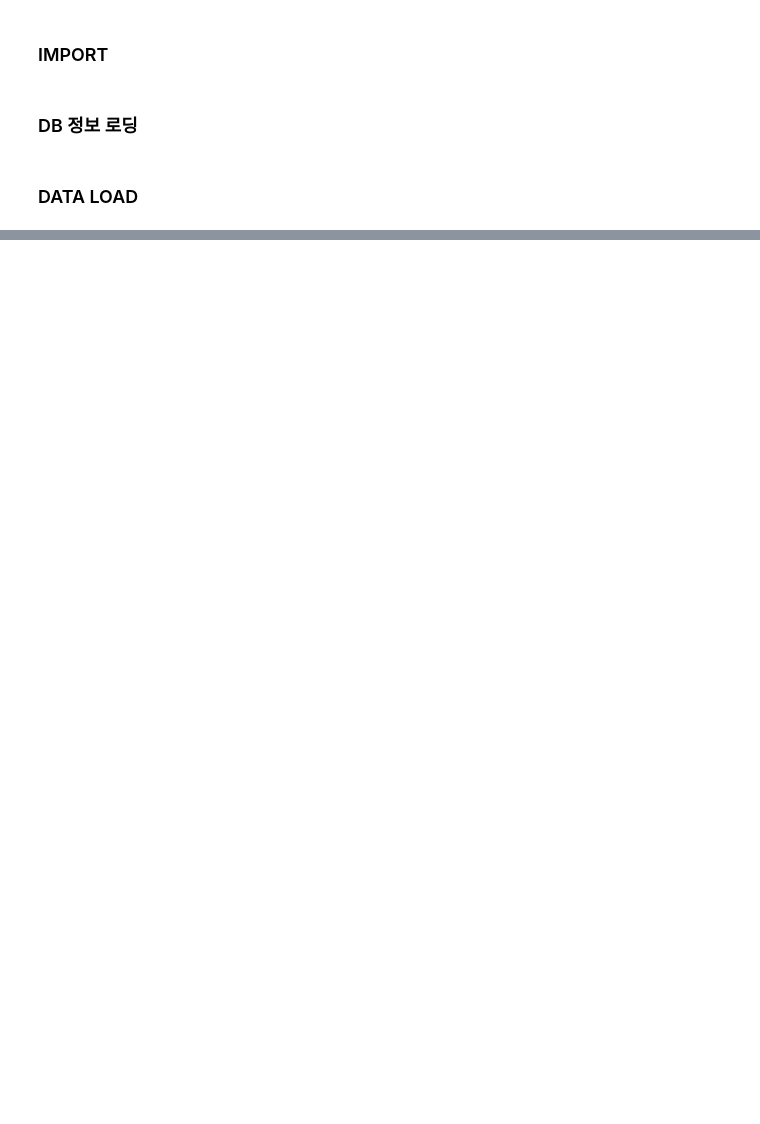
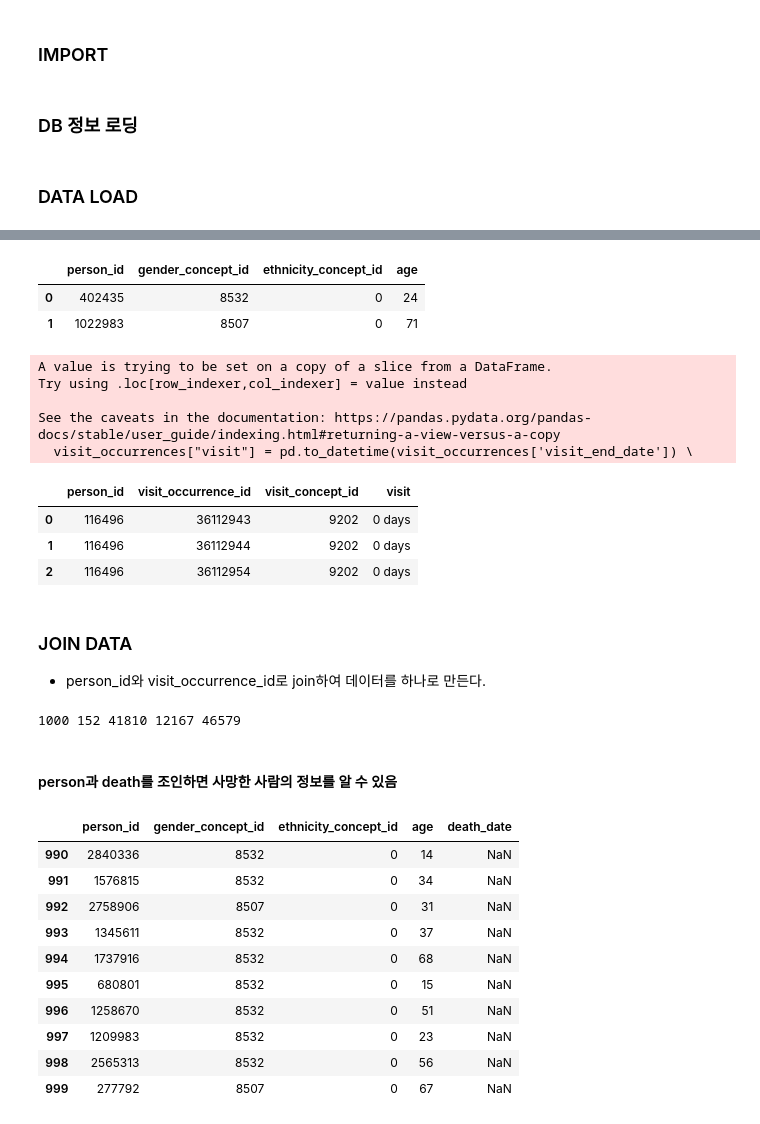
Before and after one commit to yoon-kyung/synthea, a Jupyter notebook: analysis.ipynb, the cells around one changed output, grey strips where cells are left out. Cells and saved outputs as stored; diff of their text form; code cells hidden in the pictures; blank space fills up the shorter version.

Commit message:
[DOCS] JOIN DATA - 데이터 조인

```diff
--- a/analysis.ipynb
+++ b/analysis.ipynb
@@ -34,0 +40,3 @@ drug_exposure_data = select_all(table_name="drug_exposure") # 의약품 처방
+# %%
+persons = person_data[["person_id", "gender_concept_id", "ethnicity_concept_id", "year_of_birth"]]
+persons.head(2)
@@ -34,0 +47,3 @@ drug_exposure_data = select_all(table_name="drug_exposure") # 의약품 처방
+# %%
+death = death_data[["person_id", "death_date"]]
+death.head(2)
@@ -34,0 +79,7 @@ drug_exposure_data = select_all(table_name="drug_exposure") # 의약품 처방
+# %%
+today = date.today().strftime("%Y")
+persons["age"] = int(today) - persons["year_of_birth"] + 1 # 한국은 만나이가 아니므로 1을 더해줌
+
+# year_of_birth 컬럼 제거
+if "year_of_birth" in list(persons.columns):
+    persons = persons.drop(["year_of_birth"], axis=1)
@@ -34,0 +92,51 @@ drug_exposure_data = select_all(table_name="drug_exposure") # 의약품 처방
+# %%
+persons.head(2)
+# %% [output]
+|  | person_id | gender_concept_id | ethnicity_concept_id | age |
+| 0 | 402435 | 8532 | 0 | 24 |
+| 1 | 1022983 | 8507 | 0 | 71 |
+# %%
+visit_occurrences["visit"] = pd.to_datetime(visit_occurrences['visit_end_date']) \
+                                - pd.to_datetime(visit_occurrences['visit_start_date'])
+
+# visit_end_date, visit_start_date 컬럼 제거
+for c in visit_occurrences.columns:
+    if c == "visit_end_date" or c == "visit_start_date":
+        visit_occurrences = visit_occurrences.drop([c], axis=1)
+# %% [output]
+A value is trying to be set on a copy of a slice from a DataFrame.
+Try using .loc[row_indexer,col_indexer] = value instead
+
+See the caveats in the documentation: https://pandas.pydata.org/pandas-docs/stable/user_guide/indexing.html#returning-a-view-versus-a-copy
+  visit_occurrences["visit"] = pd.to_datetime(visit_occurrences['visit_end_date']) \
+# %%
+visit_occurrences.head(3)
+# %% [output]
+|  | person_id | visit_occurrence_id | visit_concept_id | visit |
+| 0 | 116496 | 36112943 | 9202 | 0 days |
+| 1 | 116496 | 36112944 | 9202 | 0 days |
+| 2 | 116496 | 36112954 | 9202 | 0 days |
+# %% [markdown]
+### JOIN DATA
+- person_id와 visit_occurrence_id로 join하여 데이터를 하나로 만든다.
+# %%
+print(len(persons), len(death), len(visit_occurrence_data), len(condition_occurrence_data), len(drug_exposure_data))
+# %% [output]
+1000 152 41810 12167 46579
+# %% [markdown]
+#### person과 death를 조인하면 사망한 사람의 정보를 알 수 있음
+# %%
+new_data = pd.merge(persons, death, how='left', on='person_id')
+new_data.tail(10)
+# %% [output]
+|  | person_id | gender_concept_id | ethnicity_concept_id | age | death_date |
+| 990 | 2840336 | 8532 | 0 | 14 | NaN |
+| 991 | 1576815 | 8532 | 0 | 34 | NaN |
+| 992 | 2758906 | 8507 | 0 | 31 | NaN |
+| 993 | 1345611 | 8532 | 0 | 37 | NaN |
+| 994 | 1737916 | 8532 | 0 | 68 | NaN |
+| 995 | 680801 | 8532 | 0 | 15 | NaN |
+| 996 | 1258670 | 8532 | 0 | 51 | NaN |
+| 997 | 1209983 | 8532 | 0 | 23 | NaN |
+| 998 | 2565313 | 8532 | 0 | 56 | NaN |
+| 999 | 277792 | 8507 | 0 | 67 | NaN |
```
Also changed, not shown: parts of 19 cells of this notebook.
